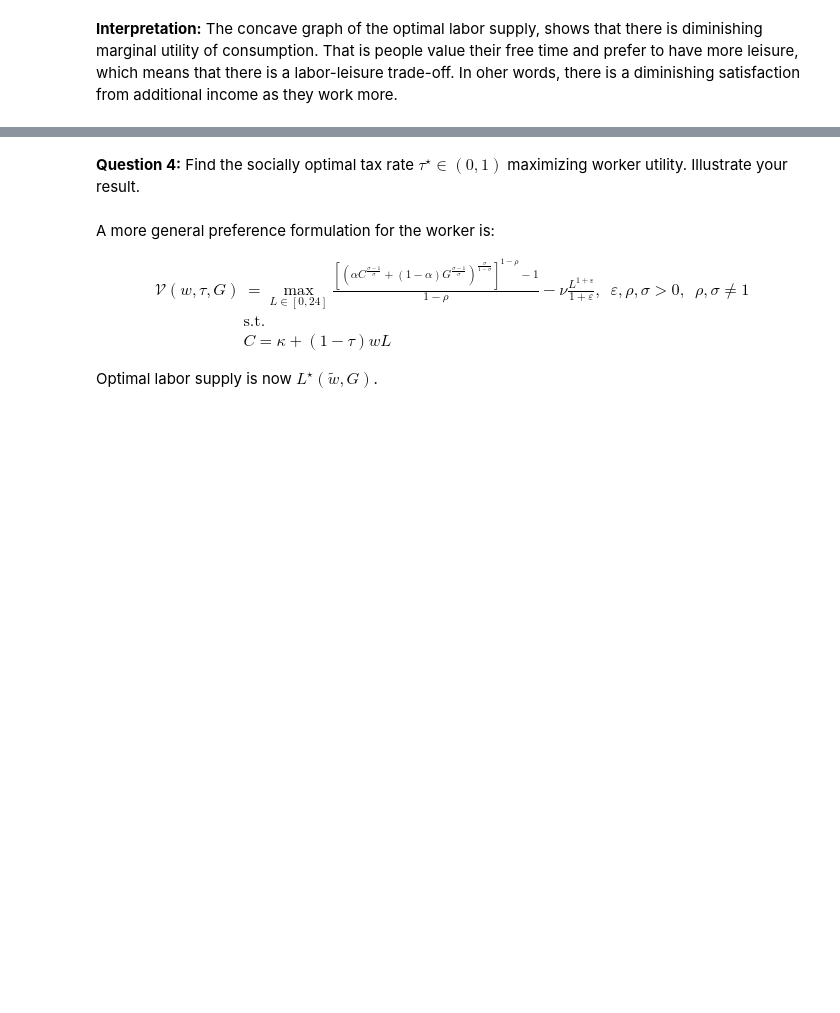
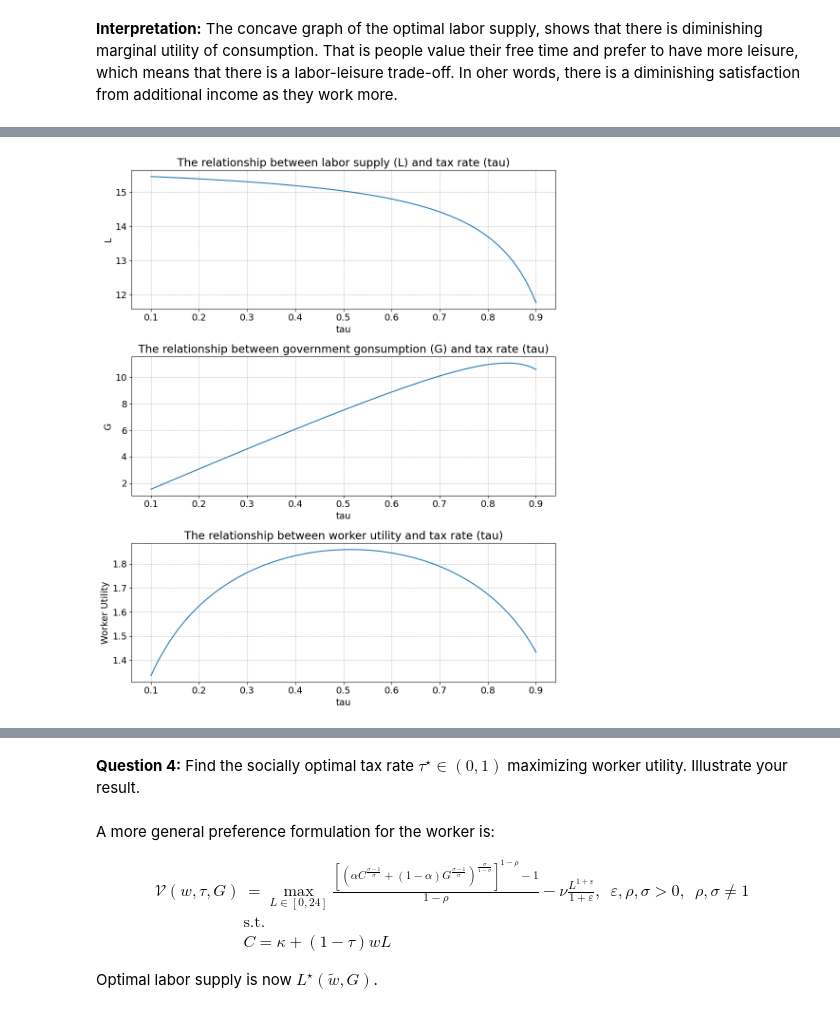
Before and after one commit to NumEconCopenhagen/projects-2023-lnp953, a Jupyter notebook: examproject/Exam-2023-notebook.ipynb, the cells around one changed output, grey strips where cells are left out. Cells and saved outputs as stored; diff of their text form; code cells hidden in the pictures; blank space fills up the shorter version.

```diff
--- a/examproject/Exam-2023-notebook.ipynb
+++ b/examproject/Exam-2023-notebook.ipynb
@@ -161,0 +167,61 @@ $$
+# %%
+#Defining the three functions
+
+#Defining the function for L
+def optimal_labor_choice(omega, tau, alpha, kappa, nu):
+    tilde_w = (1 - tau) * omega
+    discriminant = kappa**2 + 4 * alpha / nu * tilde_w**2
+    L_star = (-kappa + np.sqrt(discriminant)) / (2 * tilde_w)
+    return L_star
+
+#Defining the function for G
+def government_consumption(omega, tau, alpha, kappa, nu):
+    L_star = optimal_labor_choice(omega, tau, alpha, kappa, nu)
+    return tau * omega * L_star
+
+#Defining the function for worker_utility
+def worker_utility(omega, tau, alpha, kappa, nu):
+    L_star = optimal_labor_choice(omega, tau, alpha, kappa, nu)
+    C = kappa + (1 - tau) * omega * L_star
+    G = government_consumption(omega, tau, alpha, kappa, nu)
+    return np.log(C**alpha * G**(1 - alpha)) - nu * L_star**2 / 2
+
+#Defining a grid of tau values
+tau_values = np.linspace(0.1, 0.9, 100)
+
+#Calculating the implied values for L, G and worker utility referring to the tau_values linspace
+L_values = [optimal_labor_choice(omega, tau, alpha, kappa, nu) for tau in tau_values]
+G_values = [government_consumption(omega, tau, alpha, kappa, nu) for tau in tau_values]
+utility_values = [worker_utility(omega, tau, alpha, kappa, nu) for tau in tau_values]
+
+#Now plotting the results and adjusting the figure size so the subplots do not collide
+plt.figure(figsize=(10, 12))
+
+#Fig 2: Labor Supply
+plt.subplot(3, 1, 1)
+plt.plot(tau_values, L_values)
+plt.xlabel('tau')
+plt.ylabel('L')
+plt.title('The relationship between labor supply (L) and tax rate (tau)')
+
+#Fig 3: Government Consumption
+plt.subplot(3, 1, 2)
+plt.plot(tau_values, G_values)
+plt.xlabel('tau')
+plt.ylabel('G')
+plt.title('The relationship between government consumption (G) and tax rate (tau)')
+
+#Fig 4: Worker Utility
+plt.subplot(3, 1, 3)
+plt.plot(tau_values, utility_values)
+plt.xlabel('tau')
+plt.ylabel('Worker Utility')
+plt.title('The relationship between worker utility and tax rate (tau)')
+
+#Ensuring the subplots do not overlap each other, so that they fit within the figure area
+plt.tight_layout()
+
+
+plt.show()
+# %% [output]
+[figure, added]
```
Also changed, not shown: parts of 5 cells of this notebook.
